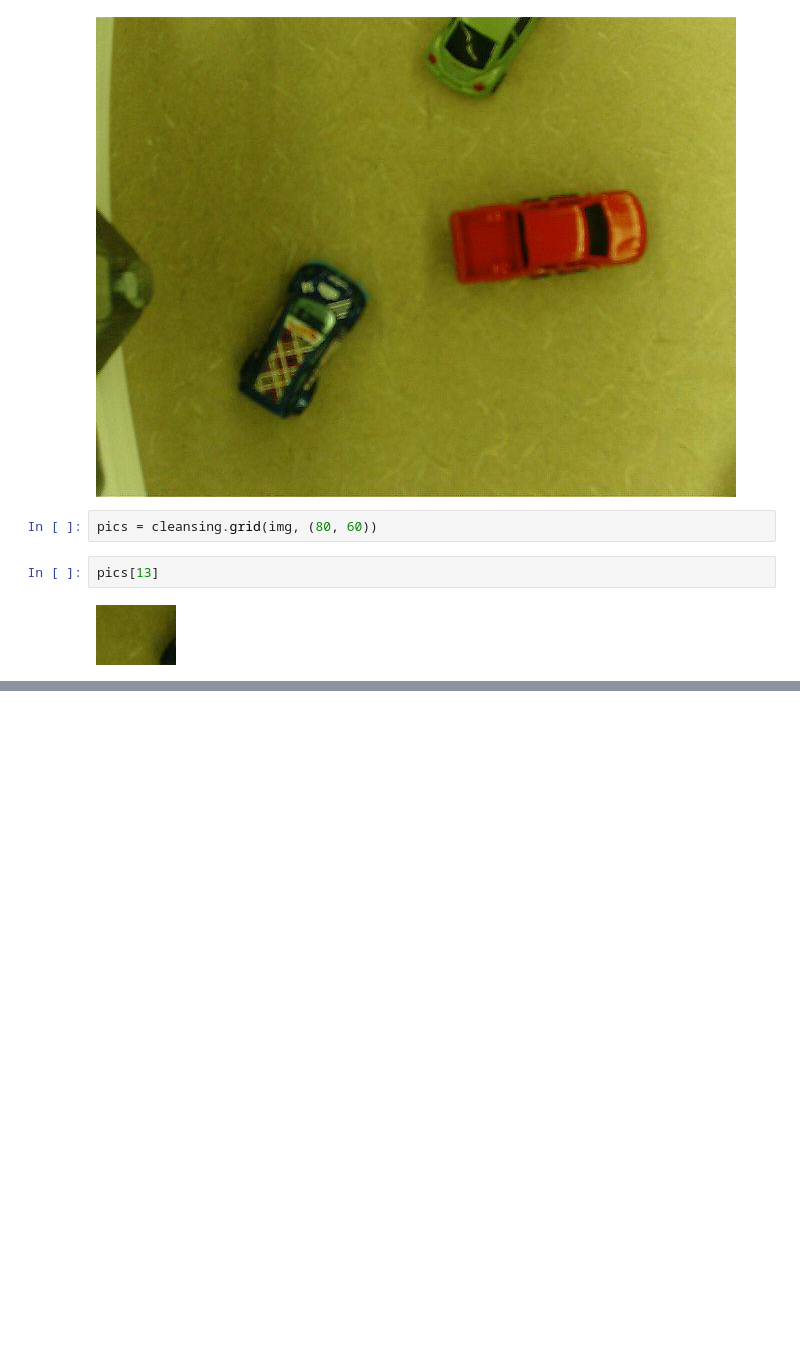
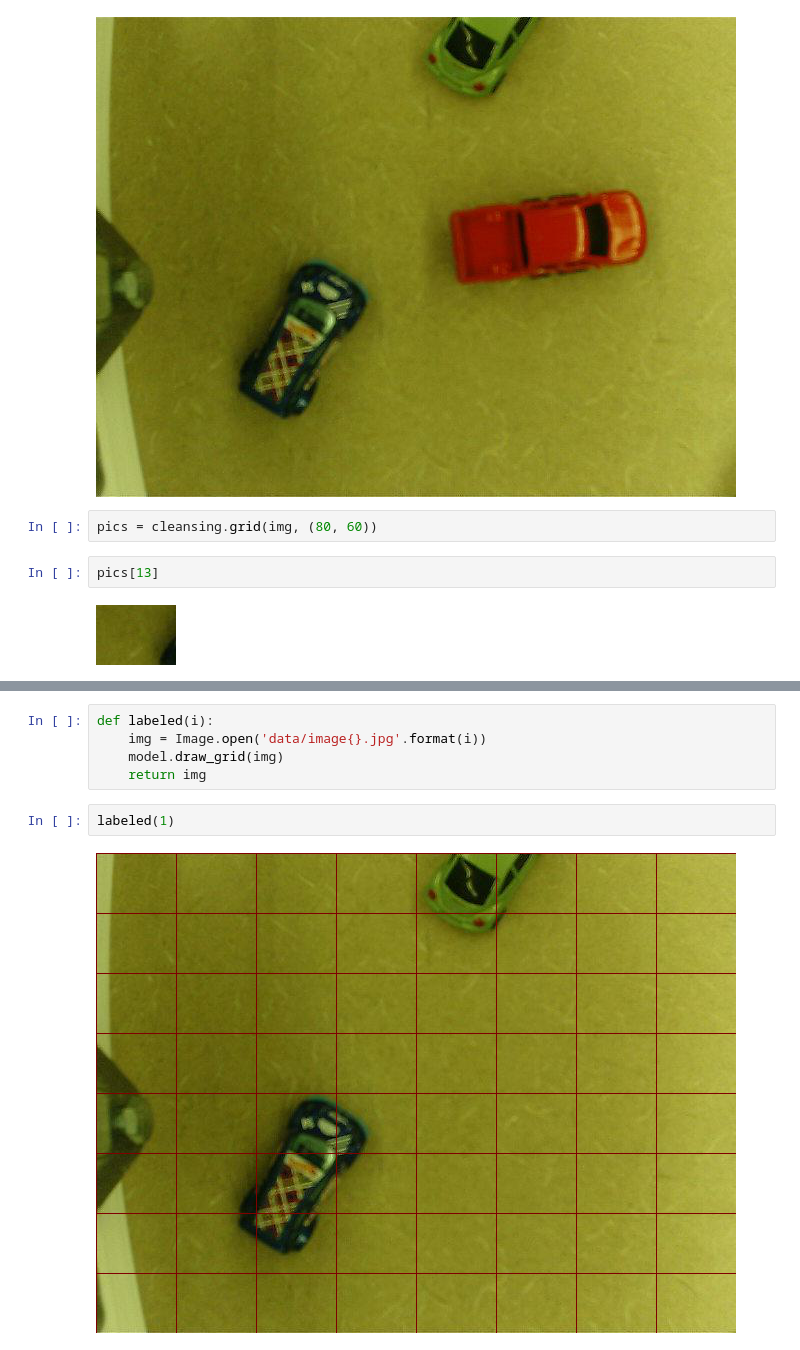
Before and after one commit to PittDreamTeam/neural_network, a Jupyter notebook: Untitled1.ipynb, the cells around one changed output, grey strips where cells are left out. Cells and saved outputs as stored; diff of their text form; blank space fills up the shorter version.

```diff
--- a/Untitled1.ipynb
+++ b/Untitled1.ipynb
@@ -198,0 +228,9 @@ pics[13]
+# %%
+def labeled(i):
+    img = Image.open('data/image{}.jpg'.format(i))
+    model.draw_grid(img)
+    return img
+# %%
+labeled(1)
+# %% [output]
+[figure, added]
```
Also changed, not shown: parts of 10 cells of this notebook, 1 other file.
